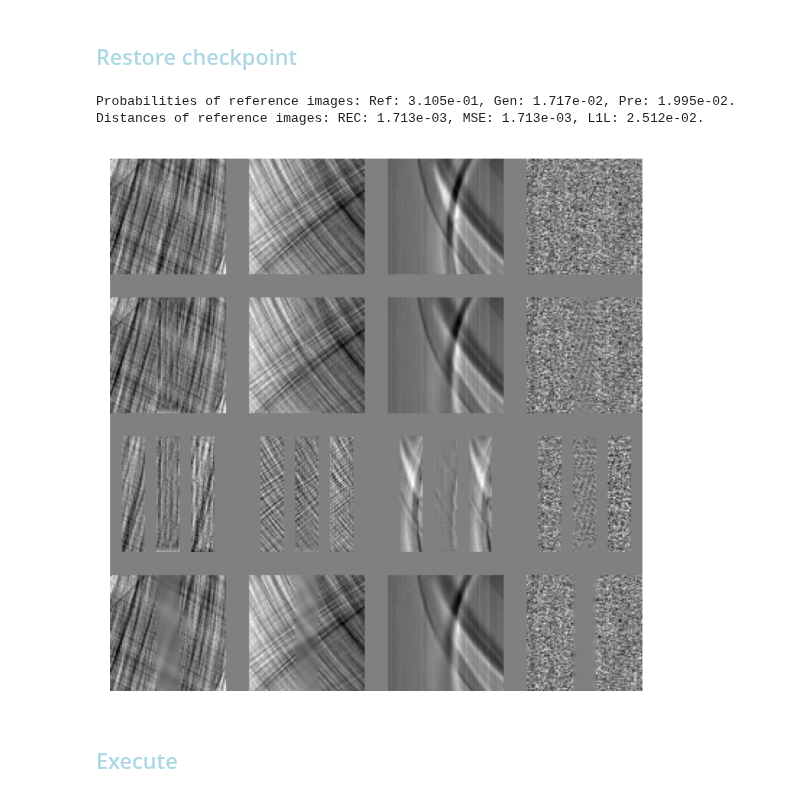
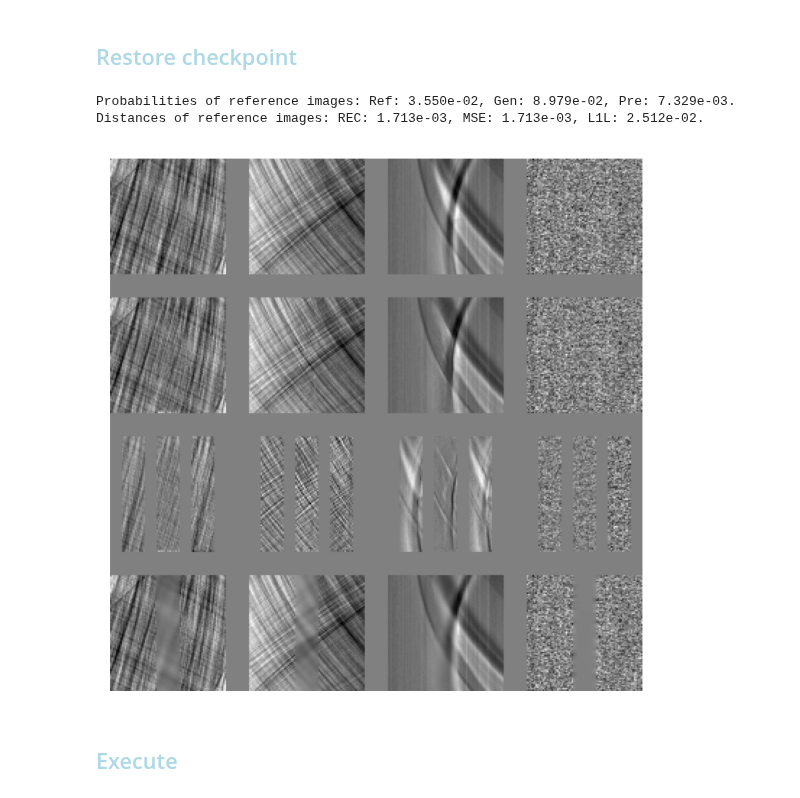
Before and after one commit to AustralianSynchrotron/sinogap, a Jupyter notebook: sinogap_bp2.ipynb, the cells around one changed output. Drawn from its saved outputs; the diff is of its cells as text; code cells hidden in the pictures.

```diff
--- a/sinogap_bp2.ipynb
+++ b/sinogap_bp2.ipynb
@@ -320,15 +320,15 @@ Estimated Total Size (MB): 104.20
 ## <font style="color:lightblue">Restore checkpoint</font>
 # %%
 savedCheckPoint = f"checkPoint_{sg.TCfg.exec}"
-sg.epoch, sg.iter, sg.minGEpoch, sg.minGdLoss, sg.startFrom = sg.restoreCheckpoint(savedCheckPoint+".pth")
+sg.epoch, sg.iter, sg.minGEpoch, sg.minGdLoss, sg.startFrom = sg.restoreCheckpoint(savedCheckPoint+"_hourly.pth")
 sg.writer = sg.createWriter(sg.TCfg.logDir, True)
 sg.writer.add_graph(sg.generator, ((sg.refImages, sg.refNoises),) )
 #sg.writer.add_graph(sg.discriminator, refImages)
 sg.initialTest()
 # %% [output]
-Probabilities of reference images: Ref: 3.105e-01, Gen: 1.717e-02, Pre: 1.995e-02.
+Probabilities of reference images: Ref: 3.550e-02, Gen: 8.979e-02, Pre: 7.329e-03.
 Distances of reference images: REC: 1.713e-03, MSE: 1.713e-03, L1L: 2.512e-02.
-[figure, old version]
+[figure, new version]
 # %% [markdown]
 ## <font style="color:lightblue">Execute</font>
 # %%
```
Also changed, not shown: parts of 2 cells of this notebook, 4 other files.
